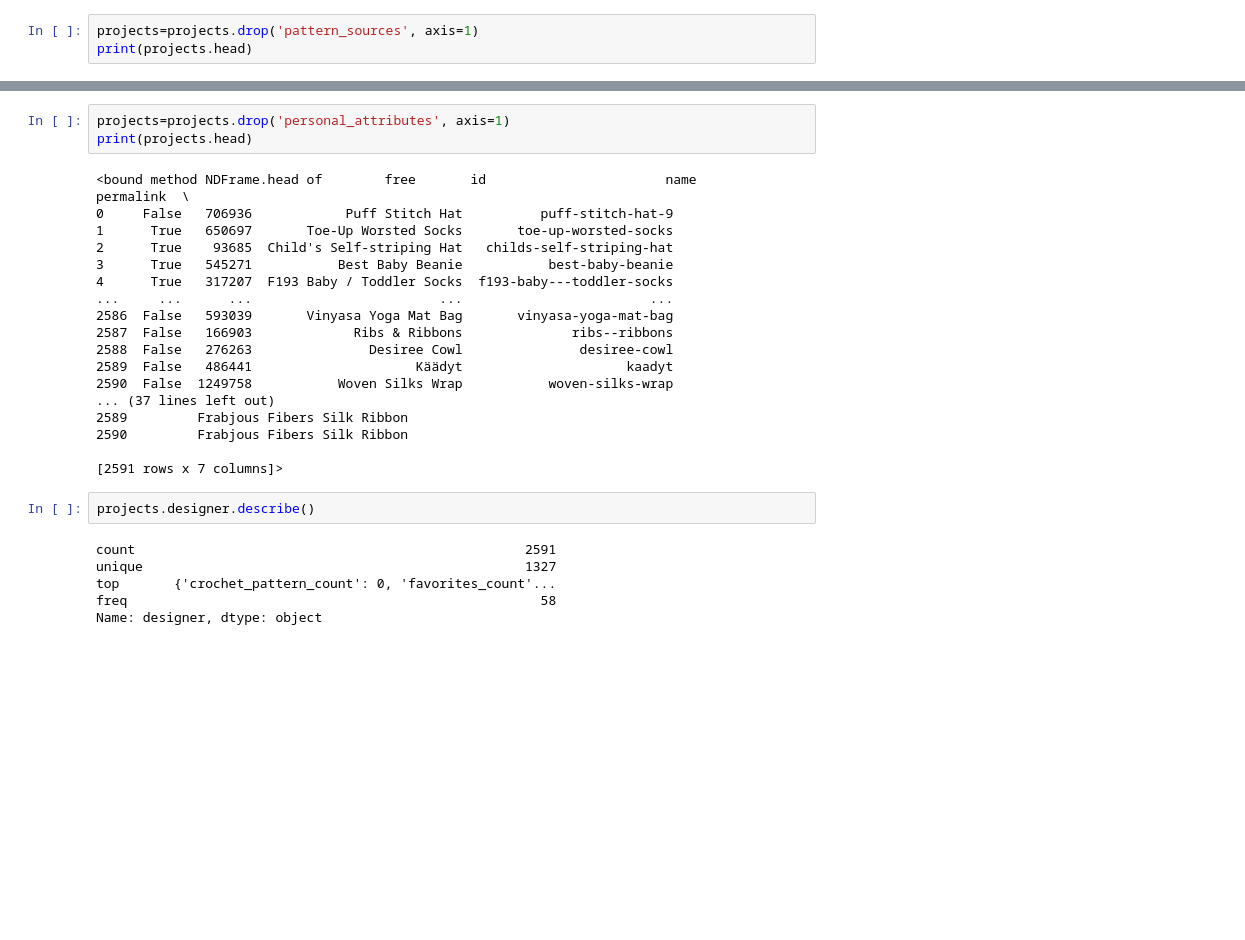
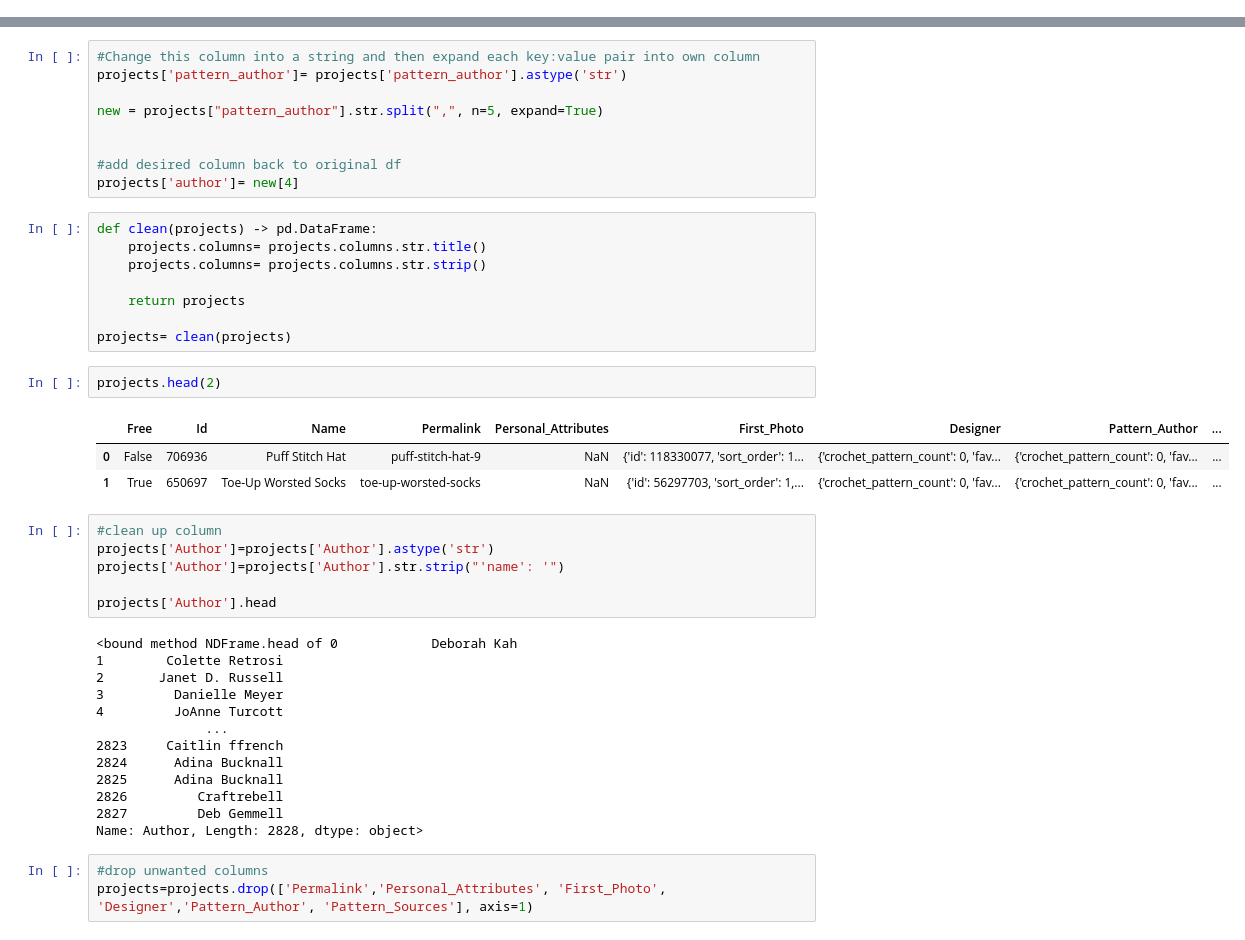
Before and after one commit to amoeba731/Yarnshop, a Jupyter notebook: yarnshop.ipynb, the cells around one changed output, grey strips where cells are left out. Drawn from its saved outputs; the diff is of its cells as text; blank space fills up the shorter version.

```diff
--- a/yarnshop.ipynb
+++ b/yarnshop.ipynb
@@ -129,3 +134,0 @@ print(projects.head)
-# %%
-projects=projects.drop('pattern_sources', axis=1)
-print(projects.head)
@@ -166,29 +135,45 @@ Name: personal_attributes, dtype: float64
-# %%
-projects=projects.drop('personal_attributes', axis=1)
-print(projects.head)
-# %% [output]
-<bound method NDFrame.head of        free       id                       name                  permalink  \
-0     False   706936            Puff Stitch Hat          puff-stitch-hat-9
-1      True   650697       Toe-Up Worsted Socks       toe-up-worsted-socks
-2      True    93685  Child's Self-striping Hat   childs-self-striping-hat
-3      True   545271           Best Baby Beanie           best-baby-beanie
-4      True   317207  F193 Baby / Toddler Socks  f193-baby---toddler-socks
-...     ...      ...                        ...                        ...
-2586  False   593039       Vinyasa Yoga Mat Bag       vinyasa-yoga-mat-bag
-2587  False   166903             Ribs & Ribbons              ribs--ribbons
-2588  False   276263               Desiree Cowl               desiree-cowl
-2589  False   486441                     Käädyt                     kaadyt
-2590  False  1249758           Woven Silks Wrap           woven-silks-wrap
-... (37 lines left out)
-2589         Frabjous Fibers Silk Ribbon
-2590         Frabjous Fibers Silk Ribbon
-
-[2591 rows x 7 columns]>
-# %%
-projects.designer.describe()
-# %% [output]
-count                                                  2591
-unique                                                 1327
-top       {'crochet_pattern_count': 0, 'favorites_count'...
-freq                                                     58
-Name: designer, dtype: object
+# %%
+#Change this column into a string and then expand each key:value pair into own column
+projects['pattern_author']= projects['pattern_author'].astype('str')
+
+new = projects["pattern_author"].str.split(",", n=5, expand=True)
+
+
+#add desired column back to original df
+projects['author']= new[4]
+# %%
+def clean(projects) -> pd.DataFrame:
+    projects.columns= projects.columns.str.title()
+    projects.columns= projects.columns.str.strip()
+
+    return projects
+
+projects= clean(projects)
+# %%
+projects.head(2)
+# %% [output]
+|  | Free | Id | Name | Permalink | Personal_Attributes | First_Photo | Designer | Pattern_Author | ... |
+| 0 | False | 706936 | Puff Stitch Hat | puff-stitch-hat-9 | NaN | {'id': 118330077, 'sort_order': 1... | {'crochet_pattern_count': 0, 'fav... | {'crochet_pattern_count': 0, 'fav... | ... |
+| 1 | True | 650697 | Toe-Up Worsted Socks | toe-up-worsted-socks | NaN | {'id': 56297703, 'sort_order': 1,... | {'crochet_pattern_count': 0, 'fav... | {'crochet_pattern_count': 0, 'fav... | ... |
+# %%
+#clean up column
+projects['Author']=projects['Author'].astype('str')
+projects['Author']=projects['Author'].str.strip("'name': '")
+
+projects['Author'].head
+# %% [output]
+<bound method NDFrame.head of 0            Deborah Kah
+1        Colette Retrosi
+2       Janet D. Russell
+3         Danielle Meyer
+4         JoAnne Turcott
+              ...
+2823     Caitlin ffrench
+2824      Adina Bucknall
+2825      Adina Bucknall
+2826         Craftrebell
+2827         Deb Gemmell
+Name: Author, Length: 2828, dtype: object>
+# %%
+#drop unwanted columns
+projects=projects.drop(['Permalink','Personal_Attributes', 'First_Photo', 'Designer','Pattern_Author', 'Pattern_Sources'], axis=1)
```
Also changed, not shown: parts of 18 cells of this notebook, 1 other file.
